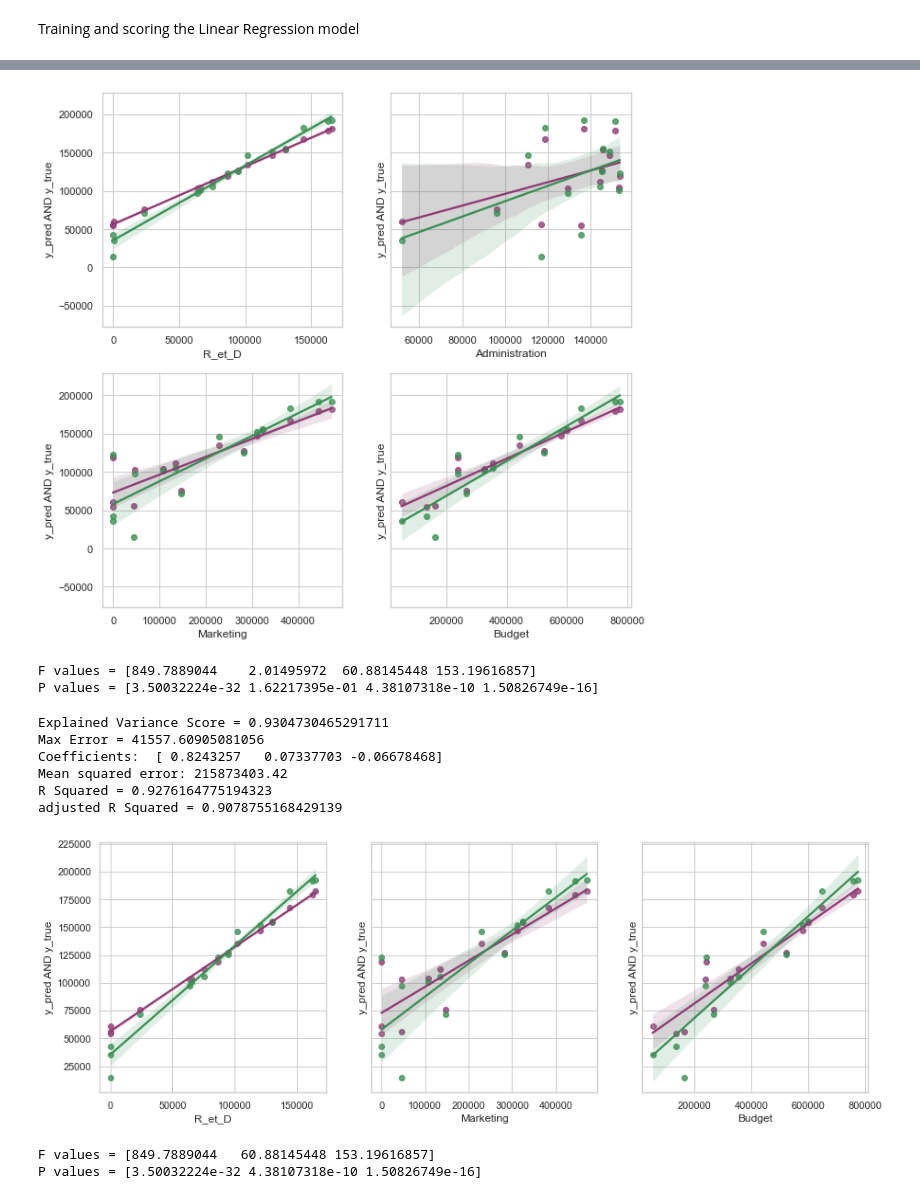
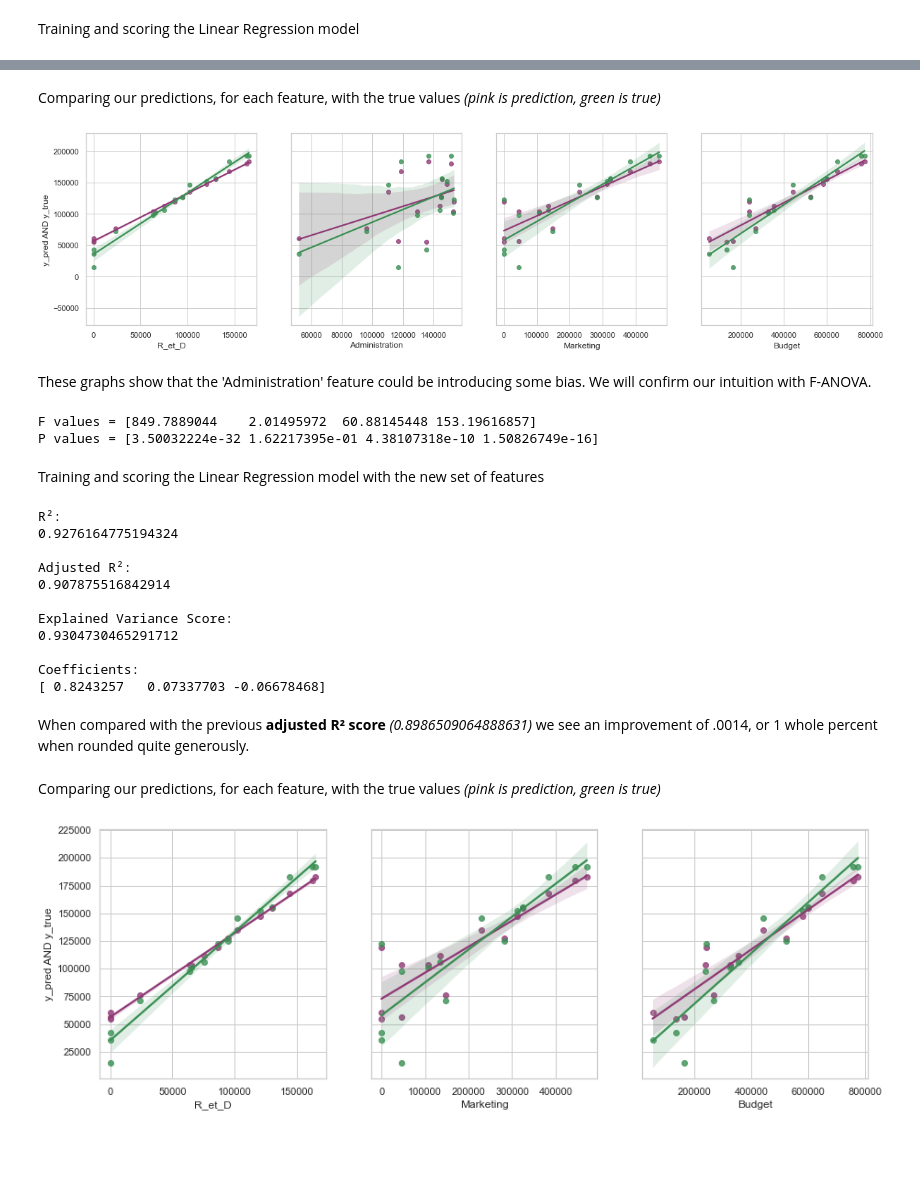
Before and after one commit to LeBonThib/SIMPLON_BPI_EDA, a Jupyter notebook: Linear_Regression.ipynb, the cells around one changed output, grey strips where cells are left out. Saved outputs shown, nothing was run; the diff lists cells and outputs as text; code cells hidden in the pictures; blank space fills up the shorter version.

```diff
--- a/Linear_Regression.ipynb
+++ b/Linear_Regression.ipynb
@@ -203,23 +201,27 @@ adjusted R Squared = 0.8972077427900961
+# %% [markdown]
+Comparing our predictions, for each feature, with the true values *(pink is prediction, green is true)*
 # %%
-fig, ax = PLT.subplots(2,2,figsize=(10,10), sharey=True)
-SNS.regplot(x="R_et_D",y="y_pred",data=res_df, ax=ax[0,0], color="#8F3975")
-SNS.regplot(x="R_et_D",y="y_true",data=res_df, ax=ax[0,0], color="#398F53")
-ax[0,0].set_ylabel("y_pred AND y_true")
+fig, ax = PLT.subplots(1,4,figsize=(20,5), sharey=True)
+SNS.regplot(x="R_et_D",y="y_pred",data=res_df, ax=ax[0], color="#8F3975")
+SNS.regplot(x="R_et_D",y="y_true",data=res_df, ax=ax[0], color="#398F53")
+ax[0].set_ylabel("y_pred AND y_true")
 
-SNS.regplot(x="Administration",y="y_pred",data=res_df, ax=ax[0,1], color="#8F3975")
-SNS.regplot(x="Administration",y="y_true",data=res_df, ax=ax[0,1], color="#398F53")
-ax[0,1].set_ylabel("y_pred AND y_true")
+SNS.regplot(x="Administration",y="y_pred",data=res_df, ax=ax[1], color="#8F3975")
+SNS.regplot(x="Administration",y="y_true",data=res_df, ax=ax[1], color="#398F53")
+ax[1].set_ylabel("")
 
-SNS.regplot(x="Marketing",y="y_pred",data=res_df, ax=ax[1,0], color="#8F3975")
-SNS.regplot(x="Marketing",y="y_true",data=res_df, ax=ax[1,0], color="#398F53")
-ax[1,0].set_ylabel("y_pred AND y_true")
+SNS.regplot(x="Marketing",y="y_pred",data=res_df, ax=ax[2], color="#8F3975")
+SNS.regplot(x="Marketing",y="y_true",data=res_df, ax=ax[2], color="#398F53")
+ax[2].set_ylabel("")
 
-SNS.regplot(x="Budget",y="y_pred",data=res_df, ax=ax[1,1], color="#8F3975")
-SNS.regplot(x="Budget",y="y_true",data=res_df, ax=ax[1,1], color="#398F53")
-ax[1,1].set_ylabel("y_pred AND y_true")
+SNS.regplot(x="Budget",y="y_pred",data=res_df, ax=ax[3], color="#8F3975")
+SNS.regplot(x="Budget",y="y_true",data=res_df, ax=ax[3], color="#398F53")
+ax[3].set_ylabel("")
 PLT.show()
 # %% [output]
-[figure, old version]
+[figure, new version]
+# %% [markdown]
+These graphs show that the 'Administration' feature could be introducing some bias. We will confirm our intuition with F-ANOVA.
 # %%
 from sklearn.feature_selection import f_regression
 f_statistic, p_values = f_regression(X,y)
@@ -228,28 +230,37 @@ print(f"P values = {p_values}")
 # %% [output]
 F values = [849.7889044    2.01495972  60.88145448 153.19616857]
 P values = [3.50032224e-32 1.62217395e-01 4.38107318e-10 1.50826749e-16]
+# %% [markdown]
+Training and scoring the Linear Regression model with the new set of features
 # %%
 LR_A = LinearRegression()
 Xa = X.drop(columns=["Administration"])
 Xa_train, Xa_test, ya_train, ya_test = train_test_split(Xa,y,test_size=.3,random_state=666)
 LR_A.fit(Xa_train,ya_train)
 A_predictions = LR_A.predict(Xa_test)
-print(f"Explained Variance Score = {explained_variance_score(ya_test, A_predictions)}")
-print(f"Max Error = {max_error(ya_test, A_predictions)}")
-print("Coefficients: ", LR_A.coef_)
-print("Mean squared error: %.2f" % mean_squared_error(ya_test, A_predictions))
 Y = NP.array(ya_test)
 f = NP.array(A_predictions)
-R2, adj_R2 = R2_AdjR2(Y,f,3)
-print(f"R Squared = {R2}")
-print(f"adjusted R Squared = {adj_R2}")
+R2, adj_R2 = R2_AdjR2(Y,f,LR_A.n_features_in_)
+print(f"R²:\n{R2}\n")
+print(f"Adjusted R²:\n{adj_R2}\n")
+print(f"Explained Variance Score:\n{explained_variance_score(ya_test,A_predictions)}\n")
+print(f"Coefficients:\n{LR_A.coef_}")
 # %% [output]
-Explained Variance Score = 0.9304730465291711
-Max Error = 41557.60905081056
-Coefficients:  [ 0.8243257   0.07337703 -0.06678468]
-Mean squared error: 215873403.42
-R Squared = 0.9276164775194323
-adjusted R Squared = 0.9078755168429139
+R²:
+0.9276164775194324
+
+Adjusted R²:
+0.907875516842914
+
+Explained Variance Score:
+0.9304730465291712
+
+Coefficients:
+[ 0.8243257   0.07337703 -0.06678468]
+# %% [markdown]
+When compared with the previous **adjusted R² score** *(0.8986509064888631)* we see an improvement of .0014, or 1 whole percent when rounded quite generously.
+# %% [markdown]
+Comparing our predictions, for each feature, with the true values *(pink is prediction, green is true)*
 # %%
 res_df_A = PD.DataFrame(dict(R_et_D=Xa_test["R&D"],Marketing=Xa_test['Marketing'], Budget=Xa_test['Budget'],y_true=ya_test,y_pred=A_predictions))
 fig, ax = PLT.subplots(1,3,figsize=(15,5), sharey=True)
@@ -259,19 +270,12 @@ ax[0].set_ylabel("y_pred AND y_true")
 
 SNS.regplot(x="Marketing",y="y_pred",data=res_df_A, ax=ax[1], color="#8F3975")
 SNS.regplot(x="Marketing",y="y_true",data=res_df_A, ax=ax[1], color="#398F53")
-ax[1].set_ylabel("y_pred AND y_true")
+ax[1].set_ylabel("")
 
 SNS.regplot(x="Budget",y="y_pred",data=res_df_A, ax=ax[2], color="#8F3975")
 SNS.regplot(x="Budget",y="y_true",data=res_df_A, ax=ax[2], color="#398F53")
-ax[2].set_ylabel("y_pred AND y_true")
+ax[2].set_ylabel("")
 
 PLT.show()
 # %% [output]
-[figure, old version]
+[figure, new version]
-# %%
-f_statistic, p_values = f_regression(Xa,y)
-print(f"F values = {f_statistic}")
-print(f"P values = {p_values}")
-# %% [output]
-F values = [849.7889044   60.88145448 153.19616857]
-P values = [3.50032224e-32 4.38107318e-10 1.50826749e-16]
```
Also changed, not shown: parts of 29 cells of this notebook.
